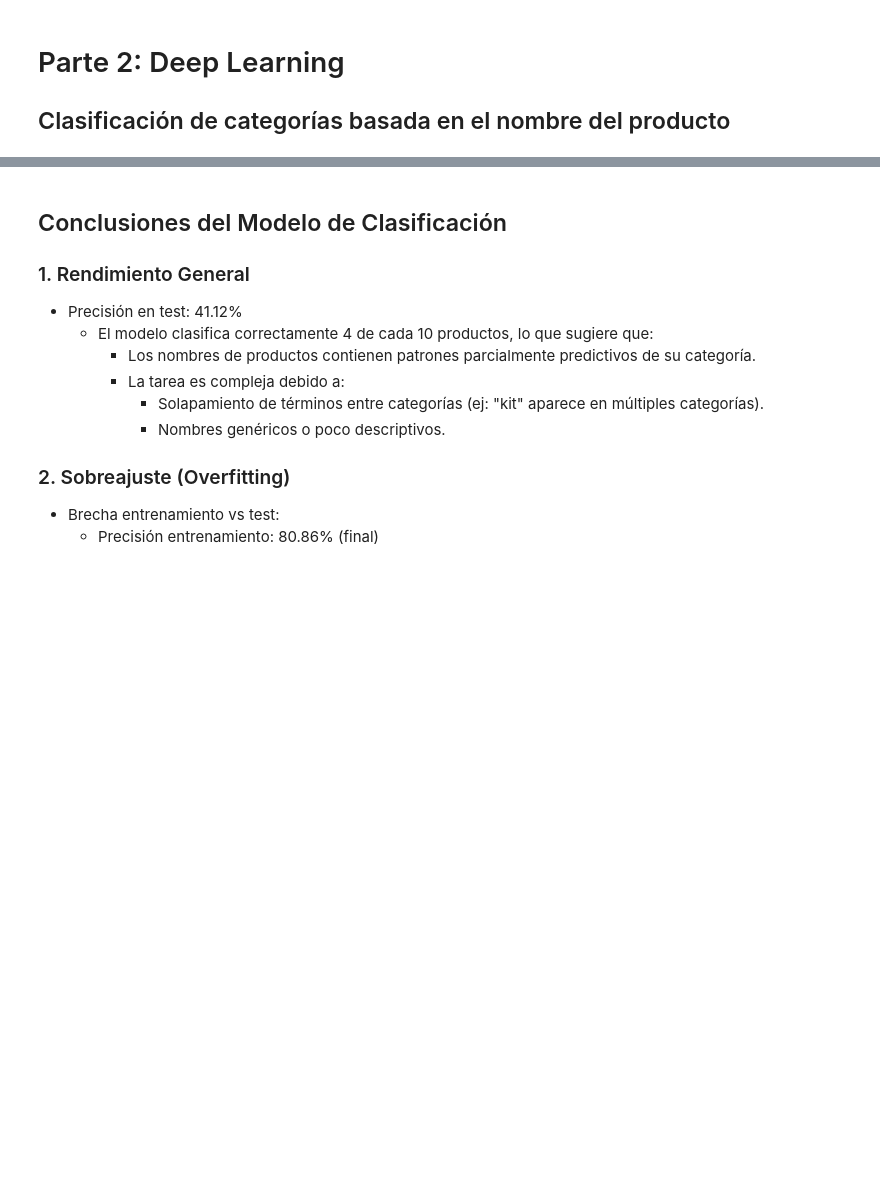
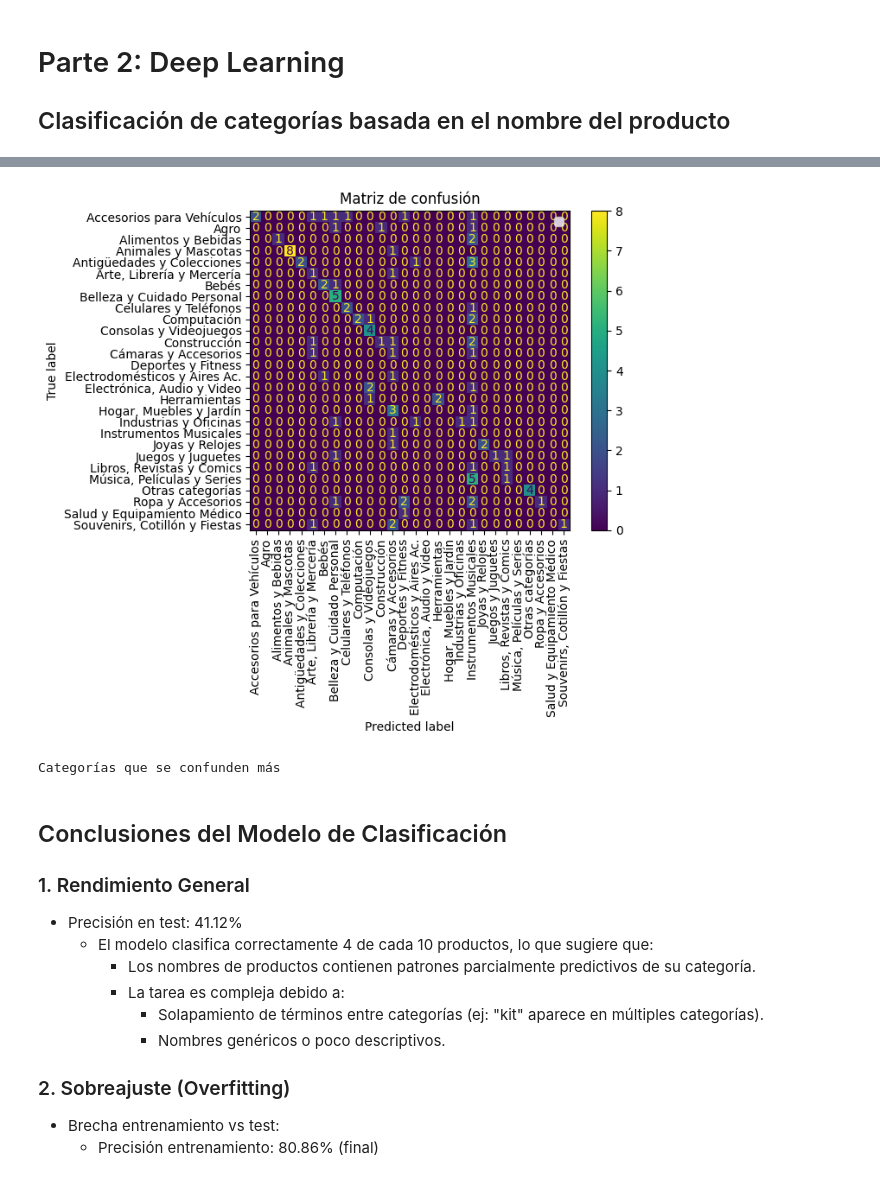
Before and after one commit to GenelfJSP/Data_Science_III_Piana, a Jupyter notebook: Data Science III NLP & Deep Learning aplicado a Ciencia de Datos - Carreras Intensivas/Datasets_Piana.ipynb, the cells around one changed output, grey strips where cells are left out. Cells and saved outputs as stored; diff of their text form; code cells hidden in the pictures; blank space fills up the shorter version.

```diff
--- a/Data Science III NLP & Deep Learning aplicado a Ciencia de Datos - Carreras Intensivas/Datasets_Piana.ipynb
+++ b/Data Science III NLP & Deep Learning aplicado a Ciencia de Datos - Carreras Intensivas/Datasets_Piana.ipynb
@@ -199,0 +228,12 @@ Precisión en test: 41.12%
+# %%
+from sklearn.metrics import confusion_matrix, ConfusionMatrixDisplay
+y_pred = model.predict(X_test).argmax(axis=1)
+cm = confusion_matrix(y_test, y_pred)
+disp = ConfusionMatrixDisplay(confusion_matrix=cm, display_labels=encoder.classes_)
+disp.plot(include_values=True, cmap='viridis')
+plt.xticks(rotation=90)
+plt.title('Matriz de confusión')
+plt.legend()
+plt.show()
+print("Categorías que se confunden más")
+# %% [output]
@@ -200,3 +241,5 @@ Precisión en test: 41.12%
+[figure, added]
+Categorías que se confunden más
 # %% [markdown]
 ## Conclusiones del Modelo de Clasificación
 
```
Also changed, not shown: parts of 3 cells of this notebook.
